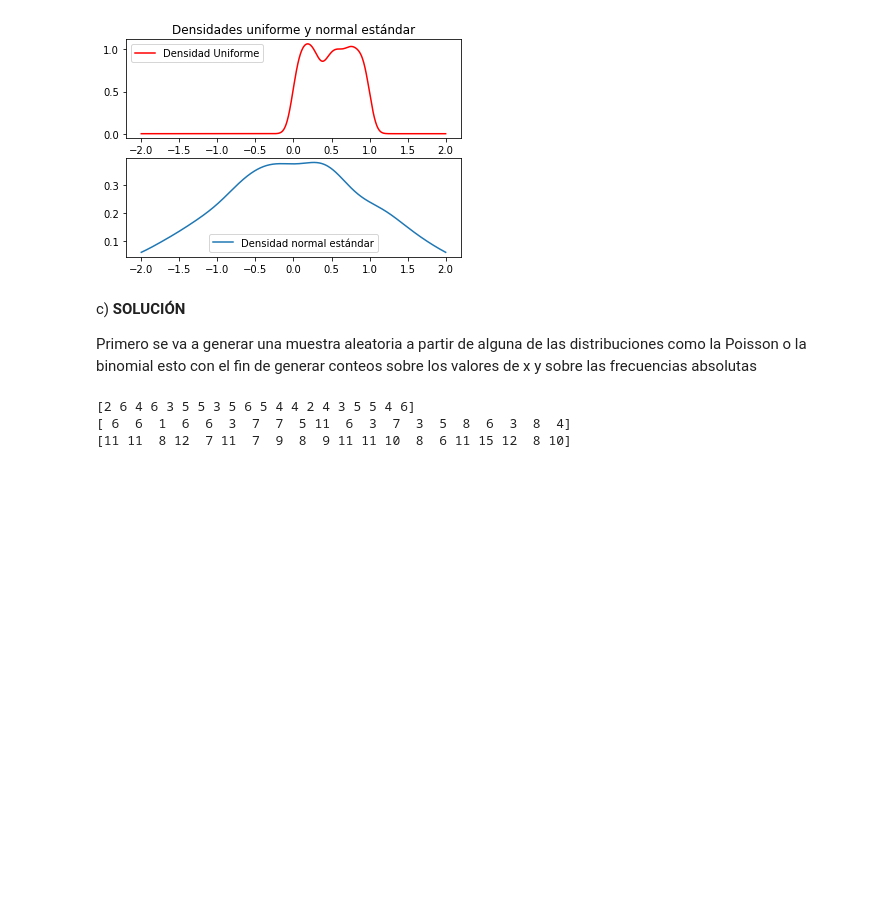
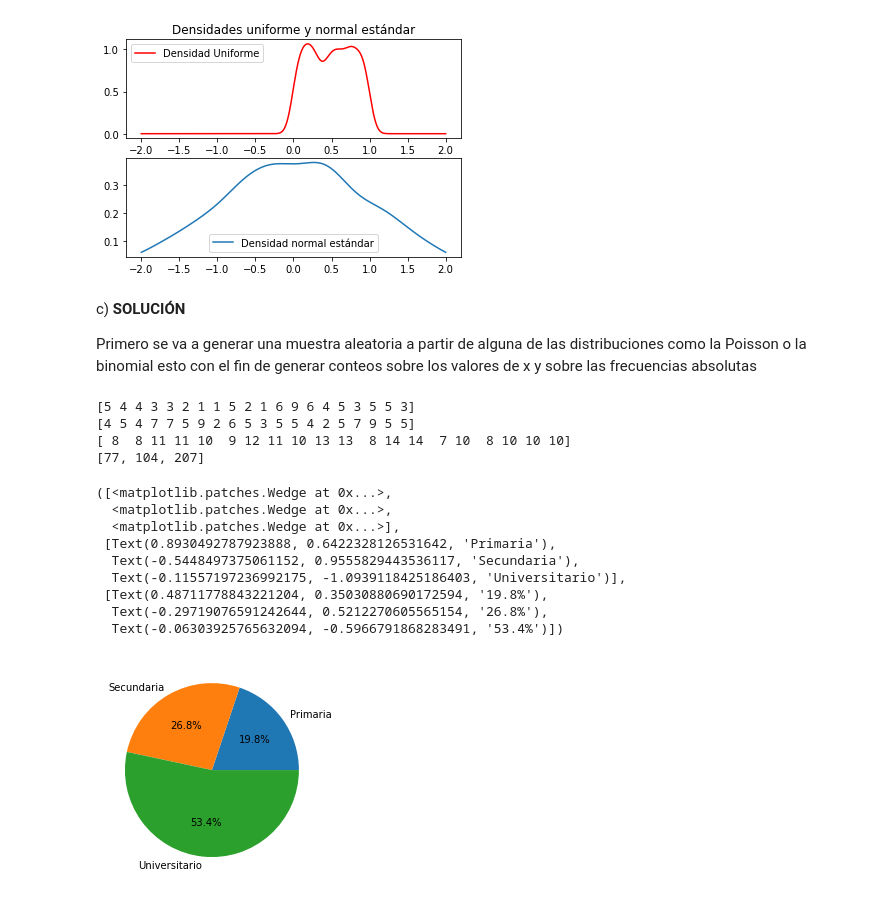
Before and after one commit to vichacker1234/Proyectos_IA, a Jupyter notebook: Libreria_matplot_lib.ipynb, the cells around one changed output. Cells and saved outputs as stored; diff of their text form; code cells hidden in the pictures; blank space fills up the shorter version.

```diff
--- a/Libreria_matplot_lib.ipynb
+++ b/Libreria_matplot_lib.ipynb
@@ -756,21 +756,39 @@ c) **SOLUCIÓN**
 
 Primero se va a generar una muestra aleatoria a partir de alguna de las distribuciones como la Poisson o la binomial esto con el fin de generar conteos sobre los valores de x y sobre las frecuencias absolutas
 # %%
+#Se define un objeot con algunas categorías
 Nivel_educación=['Primaria','Secundaria','Universitario']
 
 #Se define ls semilla
 #np.random.seed(1475)
 #Número de estudiantes que pertenecen a sus respectivas categorías
 freq_primaria=np.random.binomial(20,0.2,20)
 freq_secundaria=np.random.binomial(20,0.3,20)
 freq_universidad=np.random.binomial(20,0.5,20)
 
 print(freq_primaria)
 print(freq_secundaria)
 print(freq_universidad)
 
-#Se construye
+#Se construye un objeto con la suma de las frecuencias absolutas
+educacion=[sum(freq_primaria),sum(freq_secundaria),sum(freq_universidad)]
+print(educacion)
+
+
+#Ahora usamos un gráfico de tarta o pie
+plt.pie(educacion,labels=Nivel_educación,startangle=0,autopct='%1.1f%%')
 # %% [output]
-[2 6 4 6 3 5 5 3 5 6 5 4 4 2 4 3 5 5 4 6]
-[ 6  6  1  6  6  3  7  7  5 11  6  3  7  3  5  8  6  3  8  4]
-[11 11  8 12  7 11  7  9  8  9 11 11 10  8  6 11 15 12  8 10]
+[5 4 4 3 3 2 1 1 5 2 1 6 9 6 4 5 3 5 5 3]
+[4 5 4 7 7 5 9 2 6 5 3 5 5 4 2 5 7 9 5 5]
+[ 8  8 11 11 10  9 12 11 10 13 13  8 14 14  7 10  8 10 10 10]
+[77, 104, 207]
+([<matplotlib.patches.Wedge at 0x...>,
+  <matplotlib.patches.Wedge at 0x...>,
+  <matplotlib.patches.Wedge at 0x...>],
+ [Text(0.8930492787923888, 0.6422328126531642, 'Primaria'),
+  Text(-0.5448497375061152, 0.9555829443536117, 'Secundaria'),
+  Text(-0.11557197236992175, -1.0939118425186403, 'Universitario')],
+ [Text(0.48711778843221204, 0.35030880690172594, '19.8%'),
+  Text(-0.29719076591242644, 0.5212270605565154, '26.8%'),
+  Text(-0.06303925765632094, -0.5966791868283491, '53.4%')])
+[figure, added]
```
Also changed, not shown: parts of 3 cells of this notebook.
